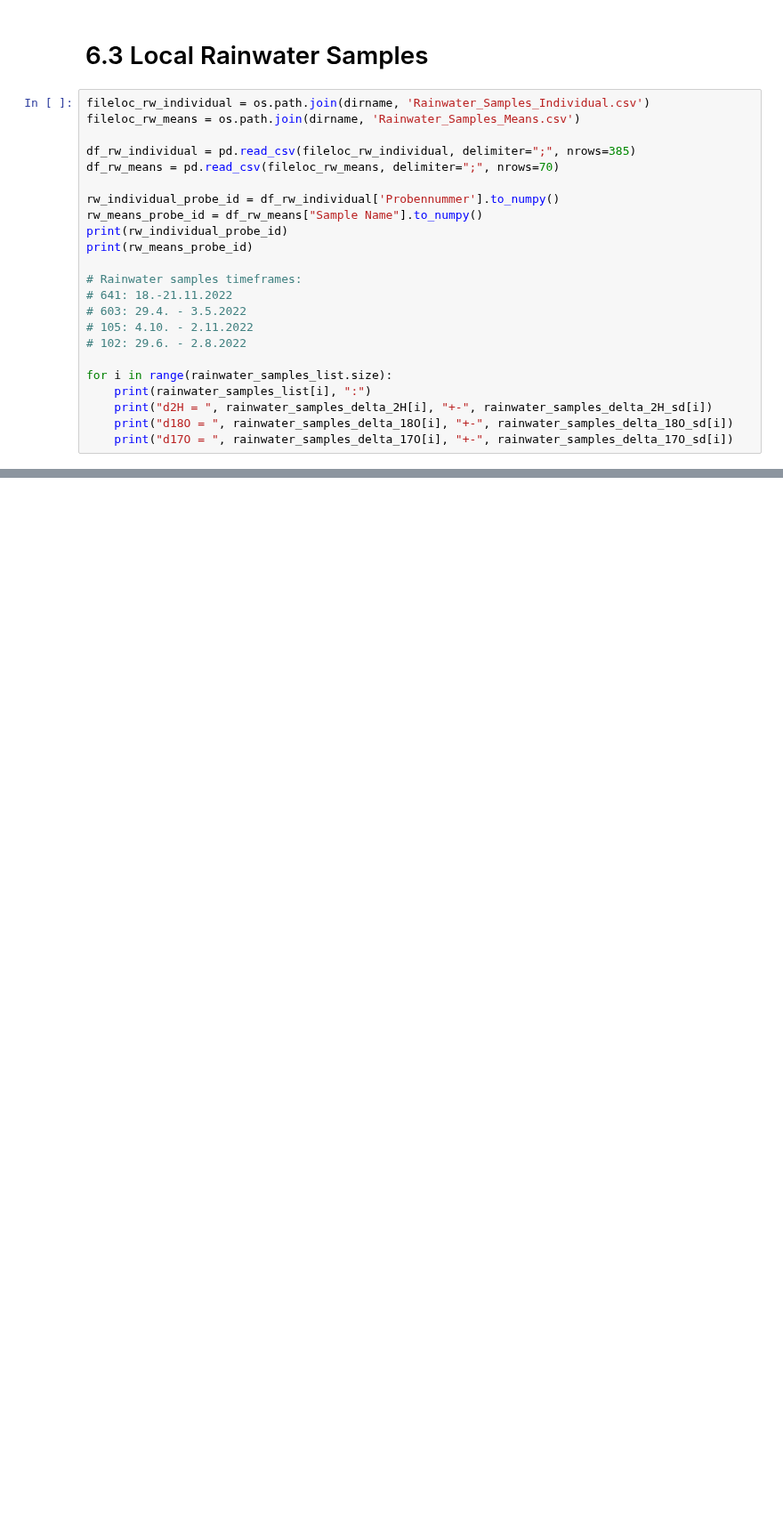
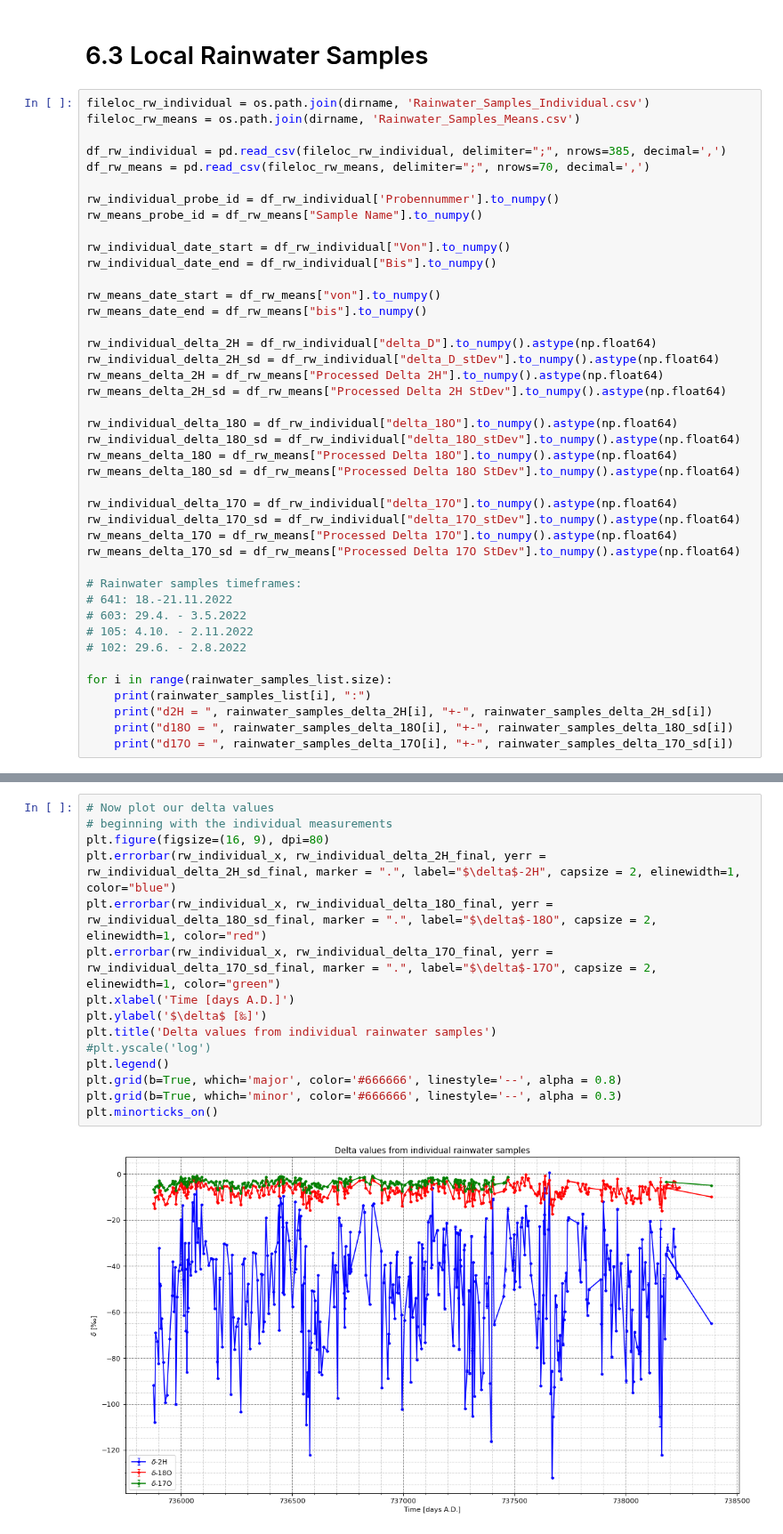
Before and after one commit to fexfl/FP, a Jupyter notebook: F55/F55 Analysis.ipynb, the cells around one changed output, grey strips where cells are left out. Shown at 89% size. Cells and saved outputs as stored; diff of their text form; blank space fills up the shorter version.

```diff
--- a/F55/F55 Analysis.ipynb
+++ b/F55/F55 Analysis.ipynb
@@ -1048,13 +1024,32 @@ d17O =  -2.480701 +- 0.05061391757526407
 fileloc_rw_individual = os.path.join(dirname, 'Rainwater_Samples_Individual.csv')
 fileloc_rw_means = os.path.join(dirname, 'Rainwater_Samples_Means.csv')
 
-df_rw_individual = pd.read_csv(fileloc_rw_individual, delimiter=";", nrows=385)
-df_rw_means = pd.read_csv(fileloc_rw_means, delimiter=";", nrows=70)
+df_rw_individual = pd.read_csv(fileloc_rw_individual, delimiter=";", nrows=385, decimal=',')
+df_rw_means = pd.read_csv(fileloc_rw_means, delimiter=";", nrows=70, decimal=',')
 
 rw_individual_probe_id = df_rw_individual['Probennummer'].to_numpy()
 rw_means_probe_id = df_rw_means["Sample Name"].to_numpy()
-print(rw_individual_probe_id)
-print(rw_means_probe_id)
+
+rw_individual_date_start = df_rw_individual["Von"].to_numpy()
+rw_individual_date_end = df_rw_individual["Bis"].to_numpy()
+
+rw_means_date_start = df_rw_means["von"].to_numpy()
+rw_means_date_end = df_rw_means["bis"].to_numpy()
+
+rw_individual_delta_2H = df_rw_individual["delta_D"].to_numpy().astype(np.float64)
+rw_individual_delta_2H_sd = df_rw_individual["delta_D_stDev"].to_numpy().astype(np.float64)
+rw_means_delta_2H = df_rw_means["Processed Delta 2H"].to_numpy().astype(np.float64)
+rw_means_delta_2H_sd = df_rw_means["Processed Delta 2H StDev"].to_numpy().astype(np.float64)
+
+rw_individual_delta_18O = df_rw_individual["delta_18O"].to_numpy().astype(np.float64)
+rw_individual_delta_18O_sd = df_rw_individual["delta_18O_stDev"].to_numpy().astype(np.float64)
+rw_means_delta_18O = df_rw_means["Processed Delta 18O"].to_numpy().astype(np.float64)
+rw_means_delta_18O_sd = df_rw_means["Processed Delta 18O StDev"].to_numpy().astype(np.float64)
+
+rw_individual_delta_17O = df_rw_individual["delta_17O"].to_numpy().astype(np.float64)
+rw_individual_delta_17O_sd = df_rw_individual["delta_17O_stDev"].to_numpy().astype(np.float64)
+rw_means_delta_17O = df_rw_means["Processed Delta 17O"].to_numpy().astype(np.float64)
+rw_means_delta_17O_sd = df_rw_means["Processed Delta 17O StDev"].to_numpy().astype(np.float64)
 
 # Rainwater samples timeframes:
 # 641: 18.-21.11.2022
@@ -1087,0 +1122,17 @@ d17O =  -3.1383210000000004 +- 0.05468136656626003
+# %%
+# Now plot our delta values
+# beginning with the individual measurements
+plt.figure(figsize=(16, 9), dpi=80)
+plt.errorbar(rw_individual_x, rw_individual_delta_2H_final, yerr = rw_individual_delta_2H_sd_final, marker = ".", label="$\delta$-2H", capsize = 2, elinewidth=1, color="blue")
+plt.errorbar(rw_individual_x, rw_individual_delta_18O_final, yerr = rw_individual_delta_18O_sd_final, marker = ".", label="$\delta$-18O", capsize = 2, elinewidth=1, color="red")
+plt.errorbar(rw_individual_x, rw_individual_delta_17O_final, yerr = rw_individual_delta_17O_sd_final, marker = ".", label="$\delta$-17O", capsize = 2, elinewidth=1, color="green")
+plt.xlabel('Time [days A.D.]')
+plt.ylabel('$\delta$ [‰]')
+plt.title('Delta values from individual rainwater samples')
+#plt.yscale('log')
+plt.legend()
+plt.grid(b=True, which='major', color='#666666', linestyle='--', alpha = 0.8)
+plt.grid(b=True, which='minor', color='#666666', linestyle='--', alpha = 0.3)
+plt.minorticks_on()
+# %% [output]
+[figure, added]
```
Also changed, not shown: parts of 8 cells of this notebook, 2 other files.
